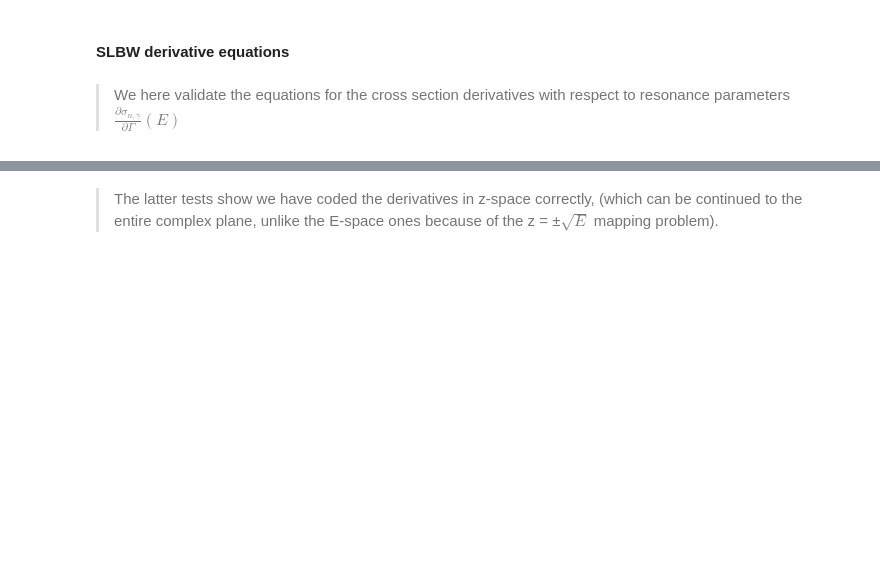
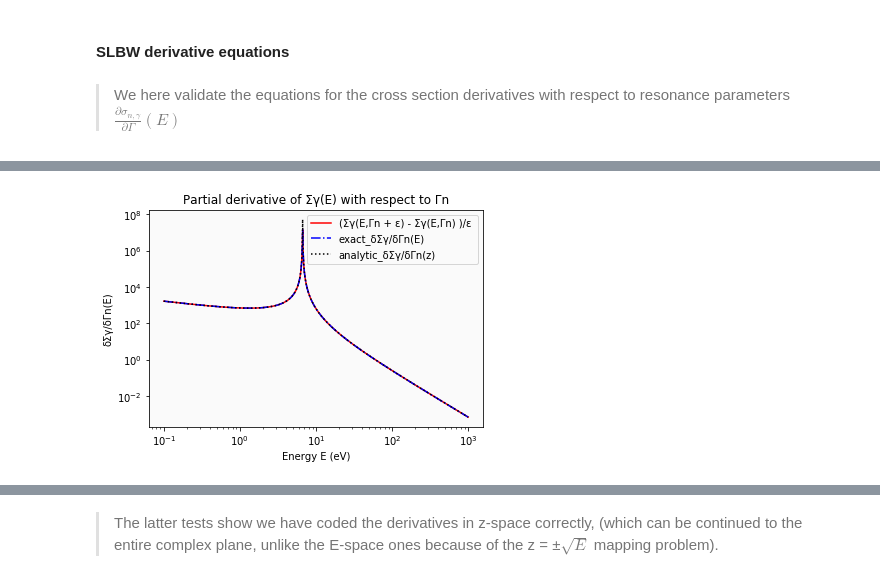
Before and after one commit to icmeyer/Uncertainty-Methods-Toy-Problem, a Jupyter notebook: covariance_conversion.ipynb, the cells around one changed output, grey strips where cells are left out. Saved outputs shown, nothing was run; the diff lists cells and outputs as text; code cells hidden in the pictures; blank space fills up the shorter version.

```diff
--- a/covariance_conversion.ipynb
+++ b/covariance_conversion.ipynb
@@ -105,26 +109,28 @@ plt.rcParams['axes.facecolor'] = '0.98'
 # %%
 # Energy grid structure
 E_max = 10**3 # Minimum energy of the energy groups
 E_min = 10**-1 # Maximum energy of the energy groups & the cutoff energy of the fision spectrum
 N_g = 1000 # Number of energy groups
 E_g = np.logspace(np.log10(E_min),np.log10(E_max),N_g) # Energy groups (here log-spaced) for flux ψ
 
 ## Plot the mean cross section values.
 plot_title = 'Partial derivative of Σγ(E) with respect to Γn'
 plot_title_pdf = "%s.%s"%(plot_title, 'pdf')
 
 #plt.close('all')
 # Plotting the cross section
 #plt.loglog(E_g , np.array([sum(list(Σ_vector(E_g[g], μ_Γ_all))) for g in range(E_g.size)]) )
-plt.loglog(E_g , np.abs(np.array([(evaluate_Σγ(E_g[g], Γ_U238_ε_Γn) - evaluate_Σγ(E_g[g], μ_Γ_U238) )/ε for g in range(E_g.size)])) , '-r', label='(Σγ(E,Γn + ε) - Σγ(E,Γn) )/ε ')
-plt.loglog(E_g , np.abs(np.array([ dΣγ_dΓ(E_g[g], μ_Γ_U238)[1] for g in range(E_g.size)])) , '-.b', label='δΣγ/δΓn(E)')
-plt.loglog(z_g**2 , np.abs(np.array([ analytic_dΣγ_dΓ(z_g[g], μ_Γ_U238)[1] for g in range(z_g.size)])) , ':k', label='δΣγ/δΓn(z)')
+plt.loglog(E_g , np.abs(np.array([(exact_Σγ(E_g[g], Γ_U238_ε_Γn) - exact_Σγ(E_g[g], μ_Γ_U238) )/ε for g in range(E_g.size)])) , '-r', label='(Σγ(E,Γn + ε) - Σγ(E,Γn) )/ε ')
+plt.loglog(E_g , np.abs(np.array([ exact_dΣγ_dΓ(E_g[g], μ_Γ_U238)[1] for g in range(E_g.size)])) , '-.b', label='exact_δΣγ/δΓn(E)')
+plt.loglog(z_g**2 , np.abs(np.array([ analytic_dΣγ_dΓ(z_g[g], μ_Γ_U238)[1] for g in range(z_g.size)])) , ':k', label='analytic_δΣγ/δΓn(z)')
 plt.ylabel('δΣγ/δΓn(E)')
 plt.xlabel('Energy E (eV)')
 plt.title(plot_title)
 plt.legend()
 
 plt.rcParams['axes.facecolor'] = '0.98'
+# %% [output]
+[figure, added]
 # %%
 # Energy grid structure
 E_max = 10**3 # Minimum energy of the energy groups
```
Also changed, not shown: parts of 90 cells of this notebook.
